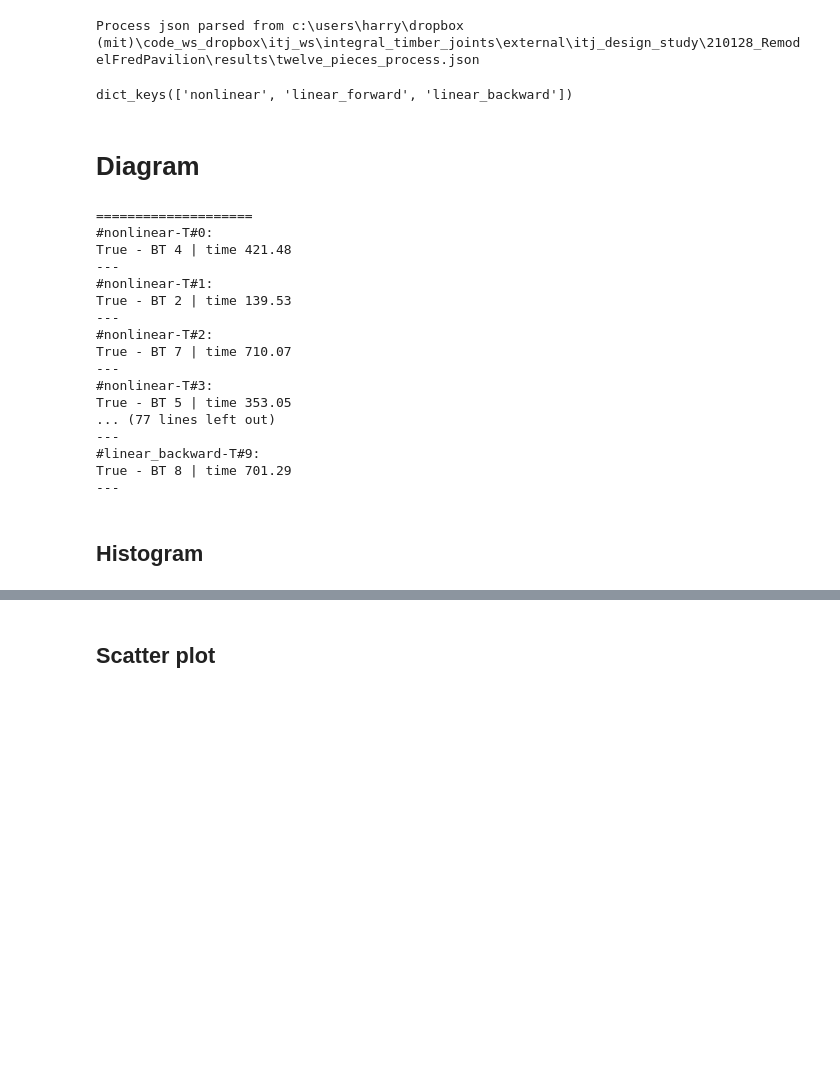
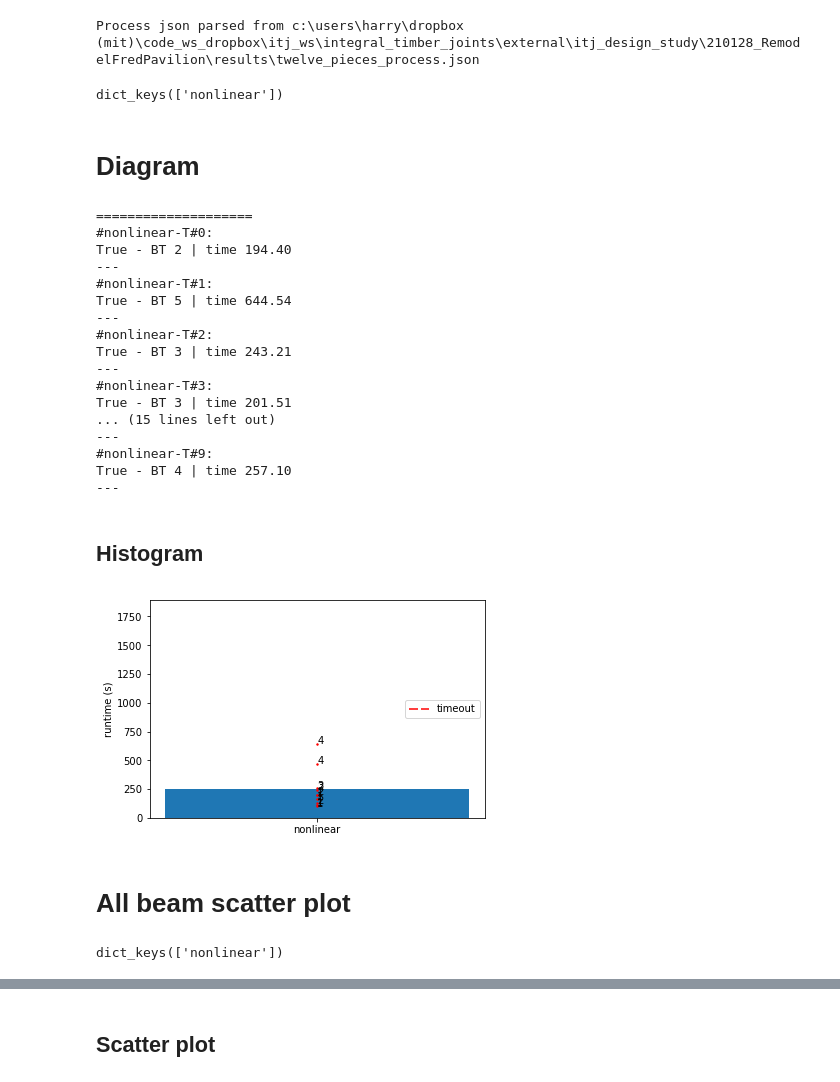
Before and after one commit to gramaziokohler/integral_timber_joints, a Jupyter notebook: SCF_diagram.ipynb, the cells around one changed output, grey strips where cells are left out. Cells and saved outputs as stored; diff of their text form; code cells hidden in the pictures; blank space fills up the shorter version.

Commit message:
figures

```diff
--- a/SCF_diagram.ipynb
+++ b/SCF_diagram.ipynb
@@ -41,8 +38,9 @@ Process json parsed from c:\users\harry\dropbox (mit)\code_ws_dropbox\itj_ws\int
 # from collections import defaultdict
 import json
 
+file_name = 'b4_runtime_data_w_TC_final_nonlinear.json'
+
 # b4_runtime_data_No_TC_21-07-06_11-54-15.json, on-going
-file_name = 'b4_runtime_data_No_TC_21-07-05_19-59-42.json'
 # 'b1_runtime_data_w_TC_21-07-06_07-35-29.json'
 #'b4_runtime_data_No_TC_21-07-06_00-04-45.json', 600 timeout, before bug fixed
 # 'b4_runtime_data_No_TC_21-07-05_19-59-42.json' 1800 timeout, before bug fixed
@@ -53,7 +51,7 @@ with open('figs/{}'.format(file_name), 'r') as f:
 
 print(runtime_data.keys())
 # %% [output]
-dict_keys(['nonlinear', 'linear_forward', 'linear_backward'])
+dict_keys(['nonlinear'])
 # %% [markdown]
 # Diagram
 # %%
@@ -75,65 +73,76 @@ for solve_mode_ in runtime_data:
 # %% [output]
 ====================
 #nonlinear-T#0:
-True - BT 4 | time 421.48
+True - BT 2 | time 194.40
 ---
 #nonlinear-T#1:
-True - BT 2 | time 139.53
+True - BT 5 | time 644.54
 ---
 #nonlinear-T#2:
-True - BT 7 | time 710.07
+True - BT 3 | time 243.21
 ---
 #nonlinear-T#3:
-True - BT 5 | time 353.05
-... (77 lines left out)
+True - BT 3 | time 201.51
+... (15 lines left out)
 ---
-#linear_backward-T#9:
-True - BT 8 | time 701.29
+#nonlinear-T#9:
+True - BT 4 | time 257.10
 ---
 # %% [markdown]
 ## Histogram
 # %%
 import matplotlib.pyplot as plt
 import numpy as np
 
 timeout = 600*3
 
 fig, ax = plt.subplots()
 data_summary = {}
 for solve_mode, solve_mode_data in runtime_data.items():
     x = range(len(solve_mode_data))
     runtime_per_trial = [solve_mode_data[str(at)]['total_runtime'] for at in x]
     num_bts = [len(solve_mode_data[str(at)])-1 for at in x]
     data_summary[solve_mode] = (np.average(runtime_per_trial), runtime_per_trial, num_bts)
 
-x_pos = np.arange(len(people))
-hbars = ax.barh(y_pos, performance, xerr=error, align='center')
-ax.set_xticks(y_pos)
-ax.set_xticklabels(people)
-ax.invert_yaxis()  # labels read top-to-bottom
-ax.set_xlabel('Performance')
-ax.set_title('How fast do you want to go today?')
+x_pos = np.arange(len(data_summary))
+bars = ax.bar(x_pos, [d[0] for _, d in data_summary.items()], align='center', zorder=1)
 
+# scatter points
+for x, rdata in zip(x_pos, data_summary.values()):
+    inner_runtimes = rdata[1]
+    ax.scatter([x for _ in inner_runtimes], inner_runtimes, c='red', s=2.0, zorder=2) # label
+    for t, bt in zip(inner_runtimes, rdata[2]):
+        plt.annotate(bt, (x, t))
 
-plt.plot(x, [timeout for _ in x], c='r', label='timeout')
+ax.plot(x_pos, [timeout for _ in x_pos], c='r', dashes=[6, 2], label='timeout', zorder=2)
 
-ax.set_xlabel('random trials')
-ax.set_ylabel('runtime(s)')
-# ax.set_title('Runtime by sovl')
-leg = ax.legend(loc='upper right')
+leg = ax.legend(loc='right')
+ax.set_xticks(x_pos)
+ax.set_xticklabels(data_summary)
+ax.set_ylabel('runtime (s)')
 
 plt.draw() # Draw the figure so you can find the positon of the legend.
 
-# Get the bounding box of the original legend
-bb = leg.get_bbox_to_anchor().transformed(ax.transAxes.inverted())
-
-# Change to location of the legend.
-# xOffset = 0.4
-# bb.x0 += xOffset
-# bb.x1 += xOffset
-# leg.set_bbox_to_anchor(bb, transform = ax.transAxes)
-
-# import os
-# plt.savefig(os.path.join('figs',file_name.split('.json')[0]+'.png'))
+import os
+plt.savefig(os.path.join('figs',file_name.split('.json')[0]+'_hist.png'))
 
 plt.show()
+# %% [output]
+[figure, added]
+# %% [markdown]
+# All beam scatter plot
+# %%
+# from collections import defaultdict
+import json
+
+file_names = {bid : 'b{}_runtime_data_w_TC_{}'.format(bid, '') for bid in range(0,32)}
+file_names = {bid : 'b{}_runtime_data_w_TC_{}'.format(bid, '') for bid in range(0,32)}
+
+all_runtime_data = {}
+for nid, fn in file_names.items():
+    with open('figs/{}'.format(file_name), 'r') as f:
+        runtime_data = json.load(f)
+
+print(runtime_data.keys())
+# %% [output]
+dict_keys(['nonlinear'])
```
Also changed, not shown: parts of 3 cells of this notebook, 10 other files.
